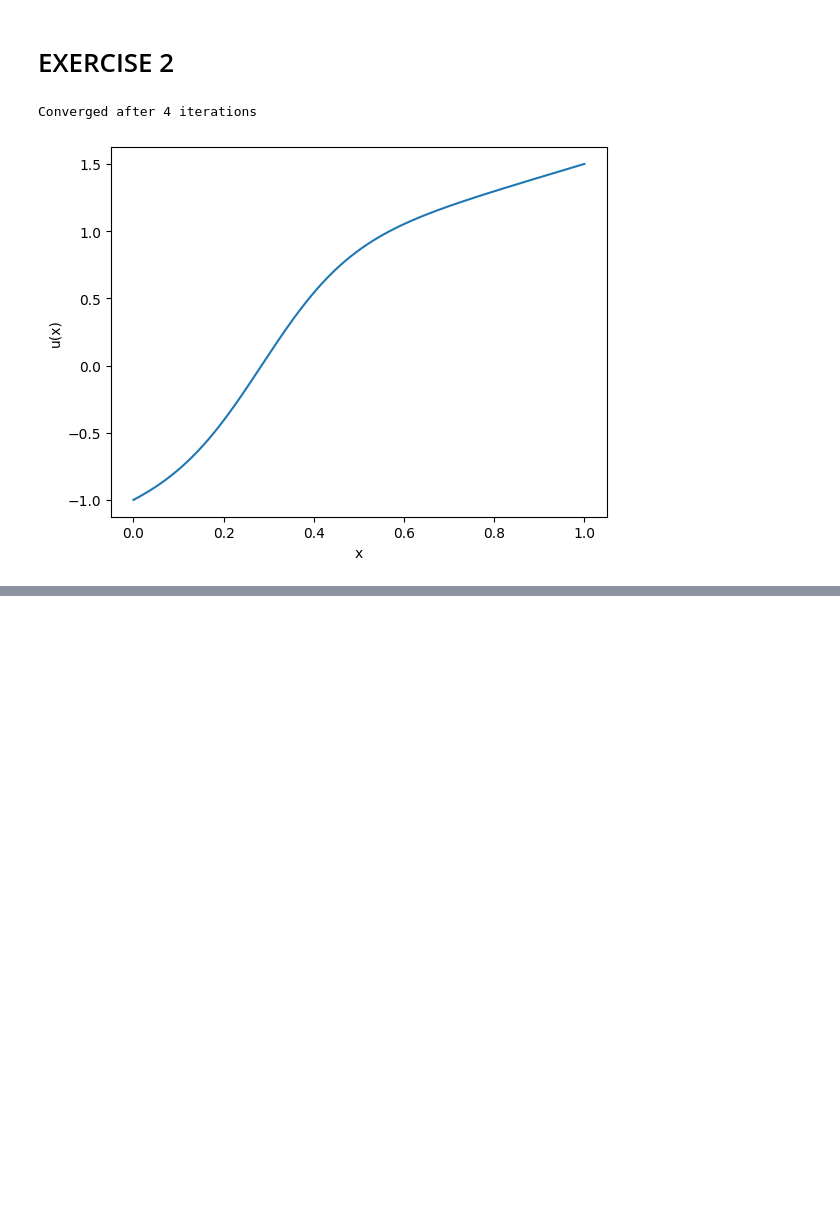
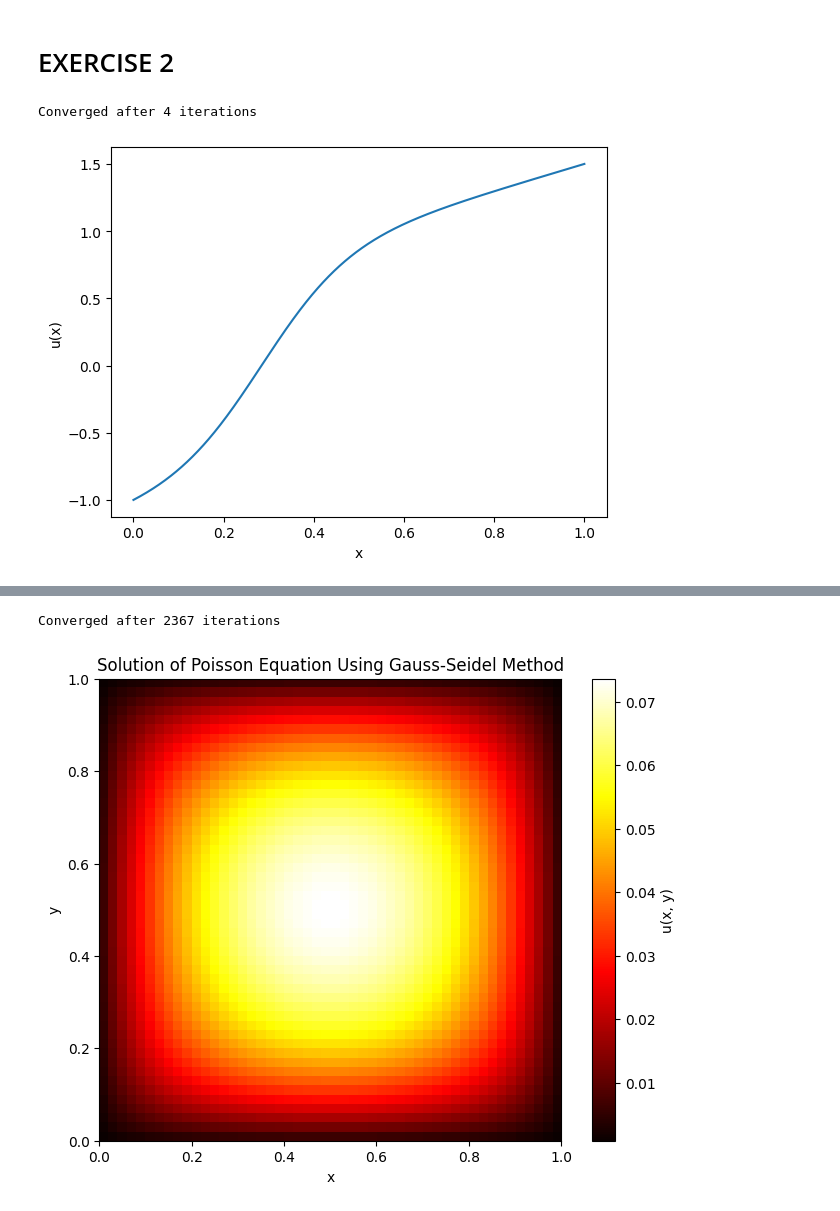
Before and after one commit to madswerngeen/02687---Scientific-Computing-for-differential-equations, a Jupyter notebook: assignment_1.ipynb, the cells around one changed output, grey strips where cells are left out. Cells and saved outputs as stored; diff of their text form; code cells hidden in the pictures; blank space fills up the shorter version.

```diff
--- a/assignment_1.ipynb
+++ b/assignment_1.ipynb
@@ -316,0 +623,53 @@ Converged after 4 iterations
+# %%
+import numpy as np
+import matplotlib.pyplot as plt
+
+# Parameters
+N = 50  # number of grid points in each direction
+h = 1.0 / (N + 1)  # grid spacing
+max_iter = 10000  # maximum number of iterations for iterative solver
+tol = 1e-6  # tolerance for convergence
+
+# Create the grid
+u = np.zeros((N+2, N+2))  # solution grid, including boundary points
+f = np.zeros((N+2, N+2))  # source term (right-hand side)
+
+# Set the Dirichlet boundary conditions (for example, zero on all boundaries)
+u[:, 0] = 0
+u[:, -1] = 0
+u[0, :] = 0
+u[-1, :] = 0
+
+# Example right-hand side (f)
+# You can define your specific function for f here
+for i in range(1, N+1):
+    for j in range(1, N+1):
+        f[i, j] = 1  # Example: constant source term
+
+# Iterative solver (Gauss-Seidel method)
+for it in range(max_iter):
+    u_new = np.copy(u)
+
+    # Loop over interior grid points
+    for i in range(1, N+1):
+        for j in range(1, N+1):
+            u_new[i, j] = (f[i, j] * h**2 + u_new[i-1, j] + u_new[i+1, j] + u_new[i, j-1] + u_new[i, j+1]) / 4.0
+
+    # Check for convergence (L2 norm)
+    if np.linalg.norm(u_new - u) < tol:
+        print(f"Converged after {it+1} iterations")
+        break
+
+    u = np.copy(u_new)
+
+# Plot the solution using a heatmap
+plt.figure(figsize=(8, 6))
+plt.imshow(u[1:N+1, 1:N+1], extent=[0, 1, 0, 1], origin='lower', cmap='hot', interpolation='nearest')
+plt.colorbar(label='u(x, y)')
+plt.title('Solution of Poisson Equation Using Gauss-Seidel Method')
+plt.xlabel('x')
+plt.ylabel('y')
+plt.show()
+# %% [output]
+Converged after 2367 iterations
+[figure, added]
```
Also changed, not shown: parts of 9 cells of this notebook.
